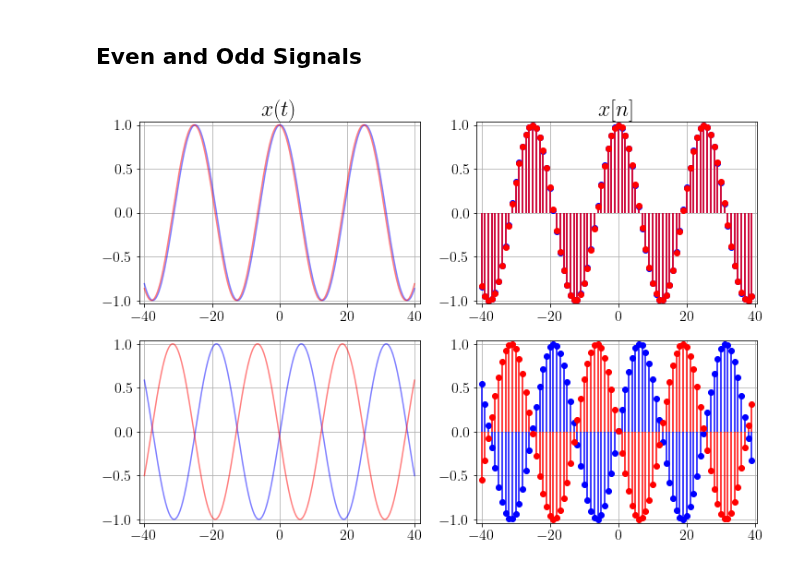
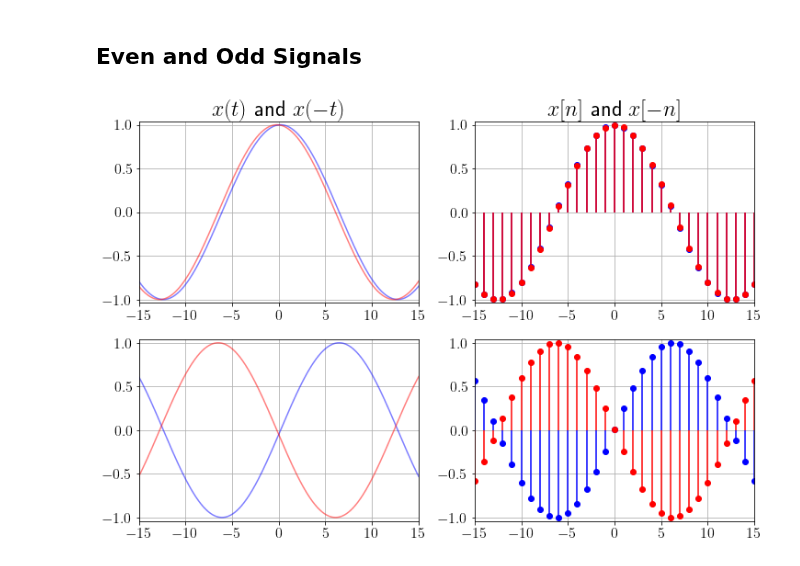
Before and after one commit to tmquan/ivcl, a Jupyter notebook: _sources/courses/dsp/intro.ipynb, the cells around one changed output. Drawn from its saved outputs; the diff is of its cells as text; code cells hidden in the pictures.

```diff
--- a/_sources/courses/dsp/intro.ipynb
+++ b/_sources/courses/dsp/intro.ipynb
@@ -129,7 +129,7 @@ fig, ax = plt.subplots(
 
 mpl_axes_plot(ax[0][0], sp.cos((t)/4-0.05), (t, -40, 40), color='b', alpha=0.5)
 mpl_axes_plot(ax[0][0], sp.cos((-t)/4-0.05), (t, -40, 40), color='r', alpha=0.5)
-# ax[0][0].set_xlim(0, 12, 1)
+ax[0][0].set_xlim(-15, 15, 1)
 # ax[0][0].set_ylim(-10, 10, 1)
 ax[0][0].set_title(r'$x(t)$ and $x(-t)$', fontsize=24)
 ax[0][0].tick_params(axis='x', labelsize=16)
@@ -142,7 +142,7 @@ ax[0][0].margins(0.02, 0.02)
 
 mpl_axes_stem(ax[0][1], sp.cos((t+0.02)/4), (t, -40, 40, 1), linefmt='b', markerfmt='bo')
 mpl_axes_stem(ax[0][1], sp.cos((-t+0.02)/4), (t, -40, 40, 1), linefmt='r', markerfmt='ro')
-# ax[0][1].set_xlim(0, 12, 1)
+ax[0][1].set_xlim(-15, 15, 1)
 # ax[0][1].set_ylim(-10, 10, 1)
 ax[0][1].set_title(r'$x[n]$ and $x[-n]$', fontsize=24)
 ax[0][1].tick_params(axis='x', labelsize=16)
@@ -150,33 +150,33 @@ ax[0][1].tick_params(axis='y', labelsize=16)
 # ax[0][1].set_xticks([], fontsize=16)
 # ax[0][1].set_yticks([], fontsize=16)
 ax[0][1].grid('on')
 ax[0][1].margins(0.02, 0.02)
 
 mpl_axes_plot(ax[1][0], sp.sin((t)/4-0.05), (t, -40, 40), color='b', alpha=0.5)
 mpl_axes_plot(ax[1][0], sp.sin((-t)/4-0.05), (t, -40, 40), color='r', alpha=0.5)
-# ax[1][0].set_xlim(0, 12, 1)
+ax[1][0].set_xlim(-15, 15, 1)
 # ax[1][0].set_ylim(-10, 10, 1)
 # ax[1][0].set_title(r'$x(t)$', fontsize=24)
 ax[1][0].tick_params(axis='x', labelsize=16)
 ax[1][0].tick_params(axis='y', labelsize=16)
 # ax[1][0].set_xticks([], fontsize=16)
 # ax[1][0].set_yticks([], fontsize=16)
 ax[1][0].grid('on')
 ax[1][0].margins(0.02, 0.02)
 
 
 mpl_axes_stem(ax[1][1], sp.sin((t+0.02)/4), (t, -40, 40, 1), linefmt='b', markerfmt='bo')
 mpl_axes_stem(ax[1][1], sp.sin((-t+0.02)/4), (t, -40, 40, 1), linefmt='r', markerfmt='ro')
-# ax[1][1].set_xlim(0, 12, 1)
+ax[1][1].set_xlim(-15, 15, 1)
 # ax[1][1].set_ylim(-10, 10, 1)
 # ax[1][1].set_title(r'$x[n]$', fontsize=24)
 ax[1][1].tick_params(axis='x', labelsize=16)
 ax[1][1].tick_params(axis='y', labelsize=16)
 # ax[1][1].set_xticks([], fontsize=16)
 # ax[1][1].set_yticks([], fontsize=16)
 ax[1][1].grid('on')
 ax[1][1].margins(0.02, 0.02)
 
 plt.show()
 # %% [output]
-[figure, old version]
+[figure, new version]
```
Also changed, not shown: 4 other files.
